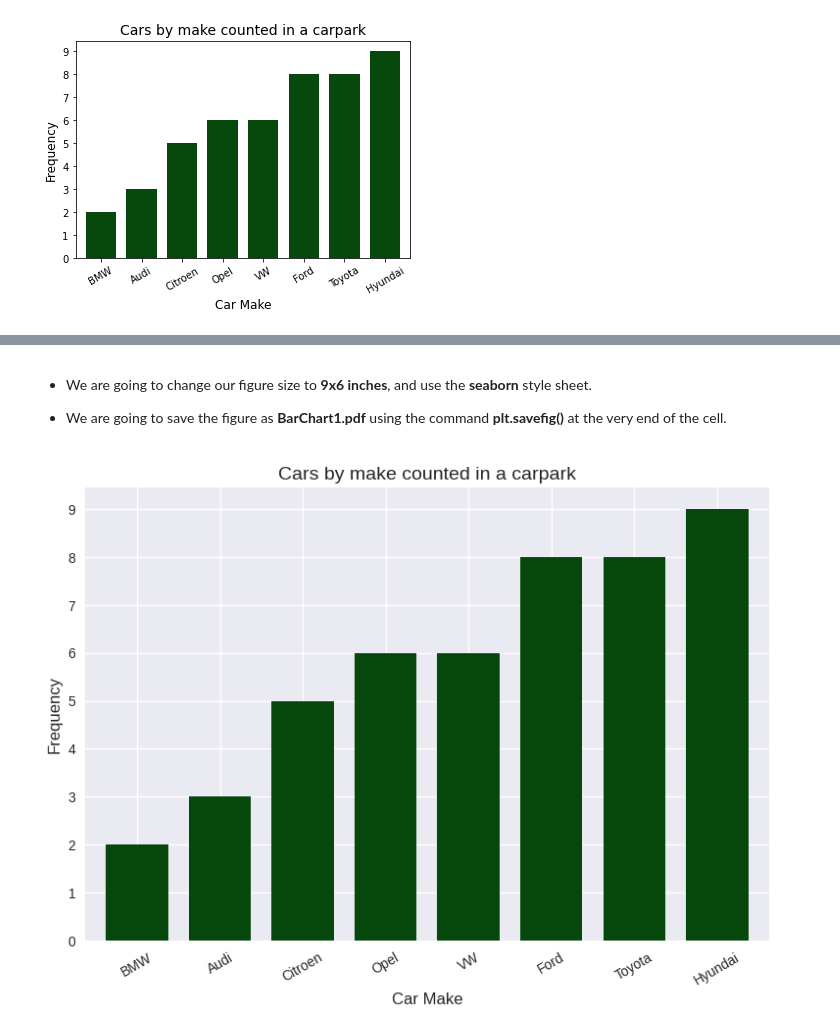
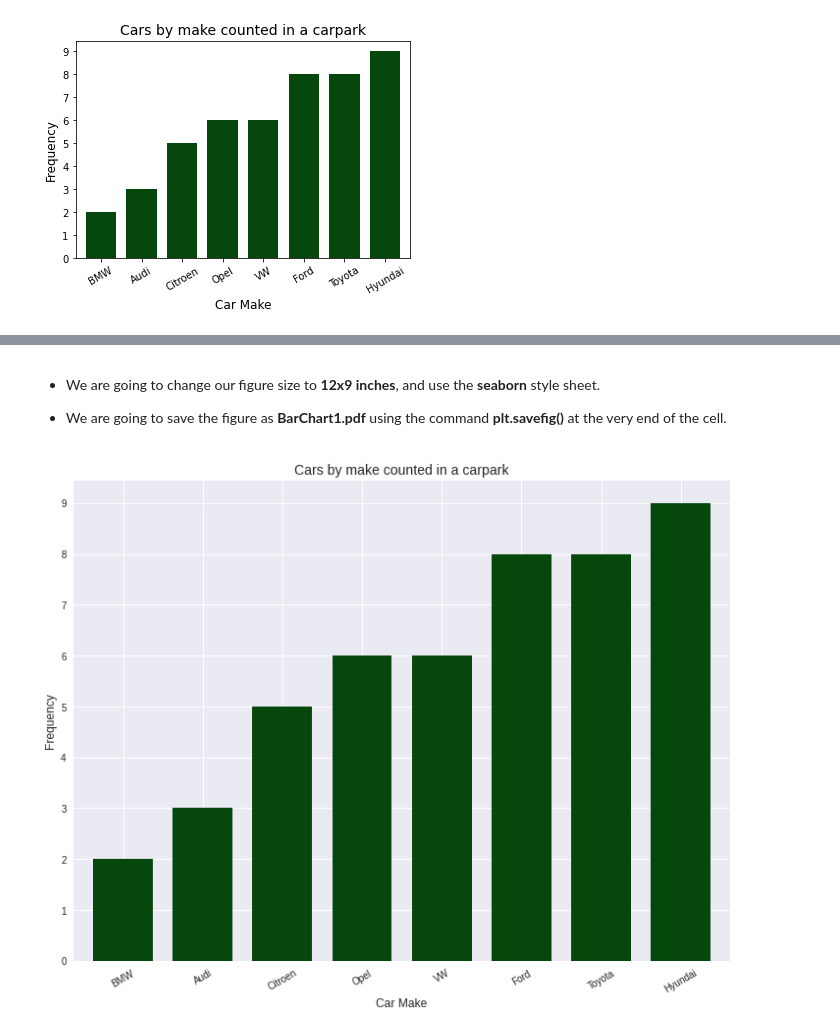
Before and after one commit to tlyonsWIT/Data-Visualisation, a Jupyter notebook: Data Visualisation 2020 - Notebook 0.ipynb, the cells around one changed output, grey strips where cells are left out. Drawn from its saved outputs; the diff is of its cells as text; code cells hidden in the pictures.

```diff
--- a/Data Visualisation 2020 - Notebook 0.ipynb
+++ b/Data Visualisation 2020 - Notebook 0.ipynb
@@ -665,17 +637,17 @@ plt.style.available
 # %% [markdown]
-* We are going to change our figure size to __9x6 inches__, and use the __seaborn__ style sheet.
+* We are going to change our figure size to __12x9 inches__, and use the __seaborn__ style sheet.
 
 
 * We are going to save the figure as __BarChart1.pdf__ using the command __plt.savefig()__ at the very end of the cell.
 # %%
-EG1_A.plot.bar(x='Make',y='Number',rot=30,legend=False,yticks=y_tks,width=0.75,color='xkcd:forest green',figsize=(9,6))
+EG1_A.plot.bar(x='Make',y='Number',rot=30,legend=False,yticks=y_tks,width=0.75,color='xkcd:forest green',figsize=(12,9))
 plt.xlabel('Car Make',size=12) # We use size=12 t oset th font size of this label
 plt.ylabel('Frequency',size=12)
 plt.title('Cars by make counted in a carpark',size=14)
-plt.style.use('seaborn')
+style.use('seaborn')
 plt.savefig('BarChart1.pdf') # This pdf is now in the same directory as this .ipynb notebook
 # %% [output]
-[figure, old version]
+[figure, new version]
 # %% [markdown]
 ## Exercise 4
 
```
Also changed, not shown: parts of 15 cells of this notebook.
